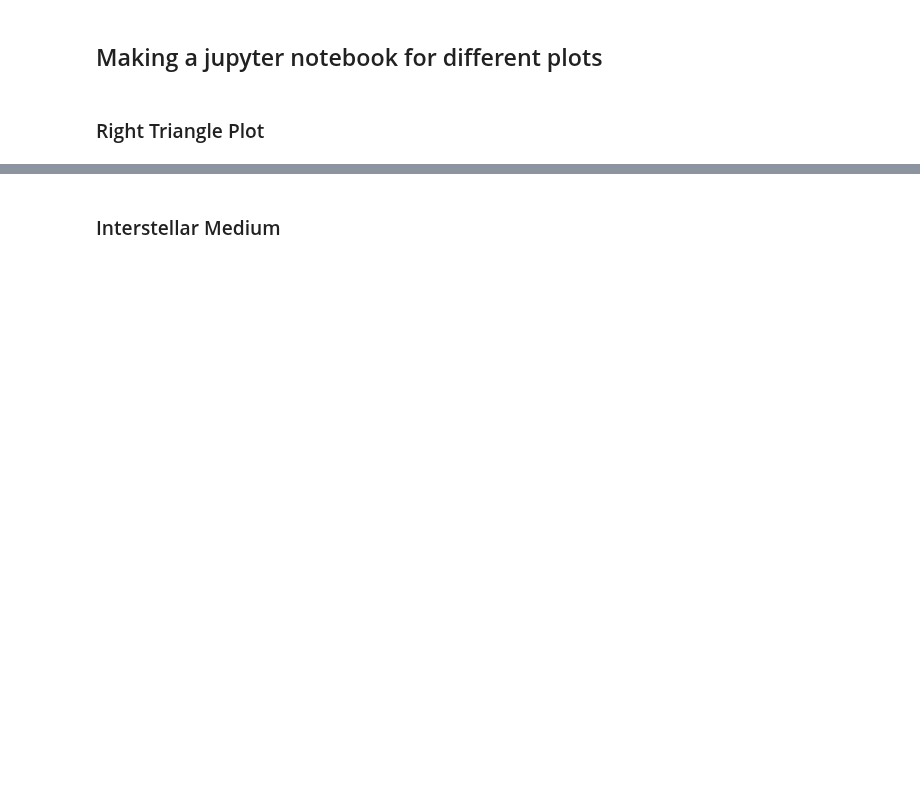
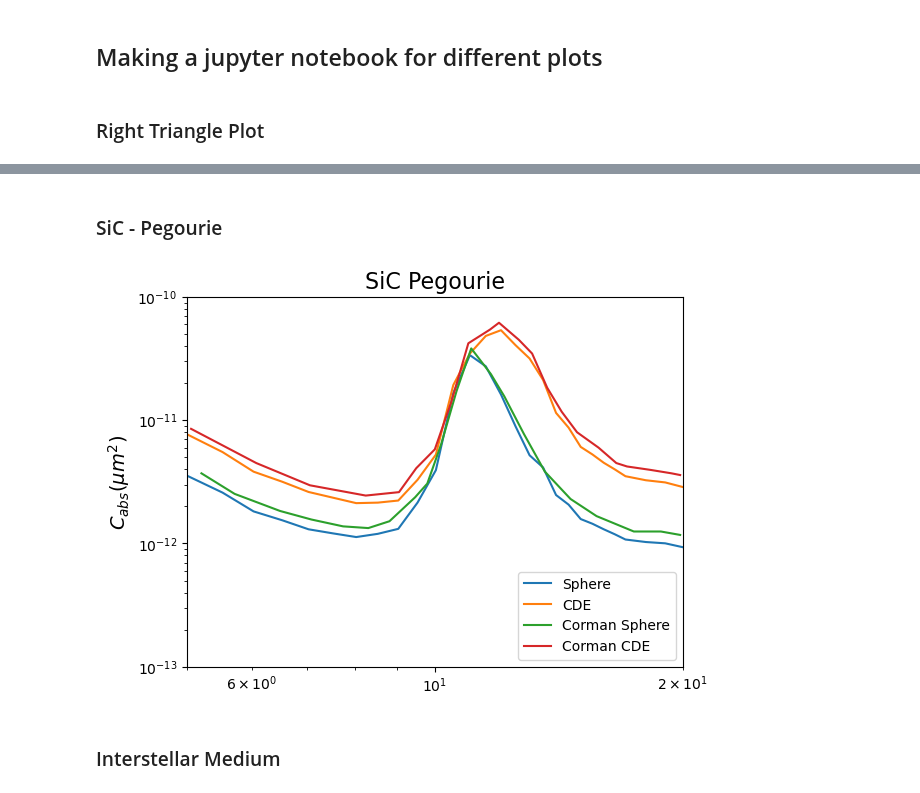
Before and after one commit to astroseandillon/Sean-Dusty, a Jupyter notebook: plot factory.ipynb, the cells around one changed output, grey strips where cells are left out. Drawn from its saved outputs; the diff is of its cells as text; code cells hidden in the pictures; blank space fills up the shorter version.

```diff
--- a/plot factory.ipynb
+++ b/plot factory.ipynb
@@ -37,3 +49,48 @@ ax.legend()
+# %% [markdown]
+### SiC - Pegourie
+# %%
+x1, y1, z1 = np.loadtxt('SiC-pegCDE.dat', unpack=True,skiprows=3)  #baseline for comparison
+x2, y2, z2 = np.loadtxt('SiC-pegspheres.dat', unpack=True)                           #what we made
+x3, y3 = np.loadtxt('pegourie_spher_SiC.csv', unpack=True, delimiter=',', skiprows=1)
+x4, y4 = np.loadtxt('pegourie_cde_SiC.csv', unpack=True, delimiter=',', skiprows=1)
+
+
+v_avg = 3.227383793642055e-05
+
+y2 = y2*v_avg/30
+#not sure why i have this scaling factor??? but it works???
+y1 = y1*v_avg/30
+
+# z2 = z2*v_avg*10
+
+title = 'SiC Pegourie'
+fig, ax = plt.subplots()
+
+ax.set(xscale='log', yscale='log')
+# ax[1].set(xscale='log', yscale='log')
+
+ax.set_title(title, fontsize=16)
+# ax[1].set_xlabel(r'$\lambda (\mu m)$', fontsize=14)
+ax.set_ylabel(r'$C_{abs} (\mu m^2)$', fontsize=14)
+# ax[1].set_ylabel(r'$C_{sca} (\mu m^2)$', fontsize=14)
+#Cabs is on ax[0], Csca is on ax[1]
+ax.set_xlim(5,20)
+ax.set_ylim(1e-13,1e-10)
+# ax[1].set_xlim(5,20)
+
+ax.plot(x2, y2, label='Sphere')
+ax.plot(x1, y1, label='CDE')
+ax.plot(x3, y3, label='Corman Sphere')
+ax.plot(x4, y4, label='Corman CDE')
+# ax[1].plot(x2, z2, label='Sphere')
+# ax[1].plot(x1, z1, label='CDE')
+
+
+ax.legend(loc='lower right')
+plt.savefig(fd+"{}.png".format(title))
+plt.show()
+# %% [output]
+[figure, added]
 # %% [markdown]
 ### Interstellar Medium
 # %%
```
Also changed, not shown: parts of 4 cells of this notebook, 5 other files.
